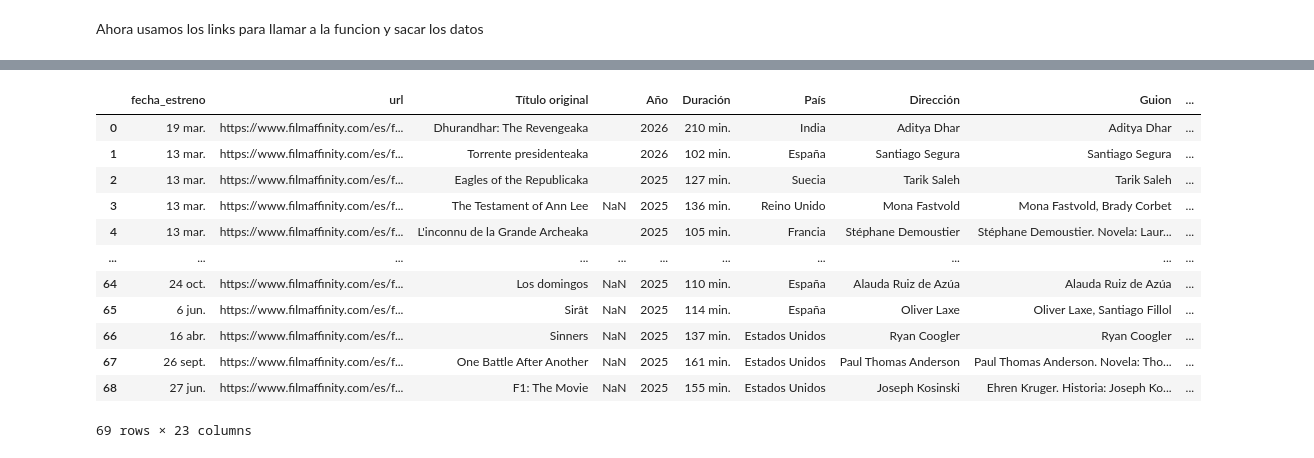
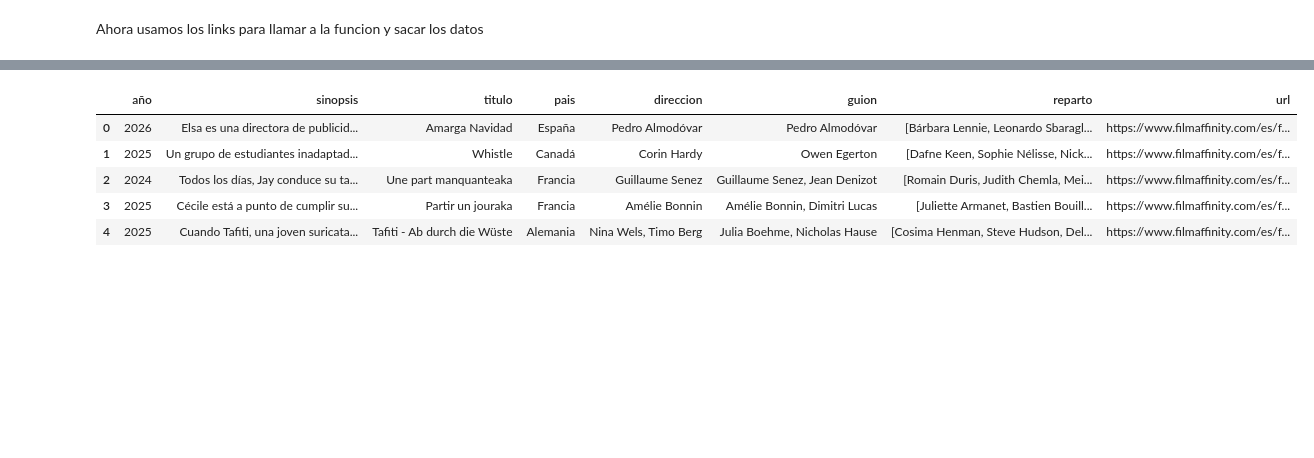
Before and after one commit to danilaviaart-lgtm/ds_curso, a Jupyter notebook: 2-Analytics/5-WebScraping/Ejercicios/Sellenium/Selenium_ejer.ipynb, the cells around one changed output, grey strips where cells are left out. Drawn from its saved outputs; the diff is of its cells as text; code cells hidden in the pictures; blank space fills up the shorter version.

```diff
--- a/2-Analytics/5-WebScraping/Ejercicios/Sellenium/Selenium_ejer.ipynb
+++ b/2-Analytics/5-WebScraping/Ejercicios/Sellenium/Selenium_ejer.ipynb
@@ -90,10 +85,7 @@ options.add_argument('--no-sandbox')
 options.add_argument('--disable-dev-shm-usage')
 
 # 1. Instancia el driver correctamente con paréntesis ()
-driver = uc.Chrome(
-    browser_executable_path="/usr/bin/google-chrome-stable",
-    options=options
-)
+driver = uc.Chrome(options=options)
 
 # 2. Ahora sí puedes usar el método .get()
 driver.get("https://www.google.com")
@@ -146,0 +154,36 @@ Atributo size: large
+# %%
+enlaces_peliculas = [peli.get_attribute("href") for peli in driver.find_elements(By.CSS_SELECTOR, "a.movie-title")]
+
+for link in enlaces_peliculas:
+    driver.get(link)
+    time.sleep(2)
+    try:
+        titulo = driver.find_element(By.XPATH, "//dt[text()='Título original']/following-sibling::dd").text
+        año = driver.find_element(By.XPATH, "//dt[text()='Año']/following-sibling::dd").text
+        pais = driver.find_element(By.XPATH, "//dt[text()='País']/following-sibling::dd").text
+        direccion = driver.find_element(By.XPATH, "//dt[text()='Dirección']/following-sibling::dd").text
+        guion = driver.find_element(By.XPATH, "//dt[text()='Guion']/following-sibling::dd").text
+        sinopsis = driver.find_element(By.XPATH, "//dt[text()='Sinopsis']/following-sibling::dd").text
+
+        actores = driver.find_elements(By.CSS_SELECTOR, "li[itemprop='actor'] .name")
+        lista_reparto = [actor.text for actor in actores]
+
+        dict_peliculas["titulo"].append(titulo)
+        dict_peliculas["año"].append(año)
+        dict_peliculas["sinopsis"].append(sinopsis)
+        dict_peliculas["pais"].append(pais)
+        dict_peliculas["direccion"].append(direccion)
+        dict_peliculas["guion"].append(guion)
+        dict_peliculas["reparto"].append(lista_reparto)
+        dict_peliculas["url"].append(driver.current_url)
+
+        print("-" * 30)
+        print(f"Título: {titulo} ({año})")
+        print(f"País: {pais} | Dirección: {direccion}")
+        print(f"Guion: {guion}")
+        print(f"Sinopsis: {sinopsis}...")
+        print(f"Reparto: {', '.join(lista_reparto)}")
+        print(f"URL: {driver.current_url}")
+
+    except Exception as e:
+        print(f"Error extrayendo datos de {link}: {e}")
@@ -235,16 +269,11 @@ Añadida F1: The Movie
-# %%
-df
-# %% [output]
-|  | fecha_estreno | url | Título original |  | Año | Duración | País | Dirección | Guion | ... |
-| 0 | 19 mar. | https://www.filmaffinity.com/es/f... | Dhurandhar: The Revengeaka |  | 2026 | 210 min. | India | Aditya Dhar | Aditya Dhar | ... |
-| 1 | 13 mar. | https://www.filmaffinity.com/es/f... | Torrente presidenteaka |  | 2026 | 102 min. | España | Santiago Segura | Santiago Segura | ... |
-| 2 | 13 mar. | https://www.filmaffinity.com/es/f... | Eagles of the Republicaka |  | 2025 | 127 min. | Suecia | Tarik Saleh | Tarik Saleh | ... |
-| 3 | 13 mar. | https://www.filmaffinity.com/es/f... | The Testament of Ann Lee | NaN | 2025 | 136 min. | Reino Unido | Mona Fastvold | Mona Fastvold, Brady Corbet | ... |
-| 4 | 13 mar. | https://www.filmaffinity.com/es/f... | L'inconnu de la Grande Archeaka |  | 2025 | 105 min. | Francia | Stéphane Demoustier | Stéphane Demoustier. Novela: Laur... | ... |
-| ... | ... | ... | ... | ... | ... | ... | ... | ... | ... | ... |
-| 64 | 24 oct. | https://www.filmaffinity.com/es/f... | Los domingos | NaN | 2025 | 110 min. | España | Alauda Ruiz de Azúa | Alauda Ruiz de Azúa | ... |
-| 65 | 6 jun. | https://www.filmaffinity.com/es/f... | Sirât | NaN | 2025 | 114 min. | España | Oliver Laxe | Oliver Laxe, Santiago Fillol | ... |
-| 66 | 16 abr. | https://www.filmaffinity.com/es/f... | Sinners | NaN | 2025 | 137 min. | Estados Unidos | Ryan Coogler | Ryan Coogler | ... |
-| 67 | 26 sept. | https://www.filmaffinity.com/es/f... | One Battle After Another | NaN | 2025 | 161 min. | Estados Unidos | Paul Thomas Anderson | Paul Thomas Anderson. Novela: Tho... | ... |
-| 68 | 27 jun. | https://www.filmaffinity.com/es/f... | F1: The Movie | NaN | 2025 | 155 min. | Estados Unidos | Joseph Kosinski | Ehren Kruger. Historia: Joseph Ko... | ... |
-69 rows × 23 columns
+# %%
+dt = pd.DataFrame(dict_peliculas)
+# %%
+dt.head()
+# %% [output]
+|  | año | sinopsis | titulo | pais | direccion | guion | reparto | url |
+| 0 | 2026 | Elsa es una directora de publicid... | Amarga Navidad | España | Pedro Almodóvar | Pedro Almodóvar | [Bárbara Lennie, Leonardo Sbaragl... | https://www.filmaffinity.com/es/f... |
+| 1 | 2025 | Un grupo de estudiantes inadaptad... | Whistle | Canadá | Corin Hardy | Owen Egerton | [Dafne Keen, Sophie Nélisse, Nick... | https://www.filmaffinity.com/es/f... |
+| 2 | 2024 | Todos los días, Jay conduce su ta... | Une part manquanteaka | Francia | Guillaume Senez | Guillaume Senez, Jean Denizot | [Romain Duris, Judith Chemla, Mei... | https://www.filmaffinity.com/es/f... |
+| 3 | 2025 | Cécile está a punto de cumplir su... | Partir un jouraka | Francia | Amélie Bonnin | Amélie Bonnin, Dimitri Lucas | [Juliette Armanet, Bastien Bouill... | https://www.filmaffinity.com/es/f... |
+| 4 | 2025 | Cuando Tafiti, una joven suricata... | Tafiti - Ab durch die Wüste | Alemania | Nina Wels, Timo Berg | Julia Boehme, Nicholas Hause | [Cosima Henman, Steve Hudson, Del... | https://www.filmaffinity.com/es/f... |
```
Also changed, not shown: parts of 16 cells of this notebook, 7 other files.
